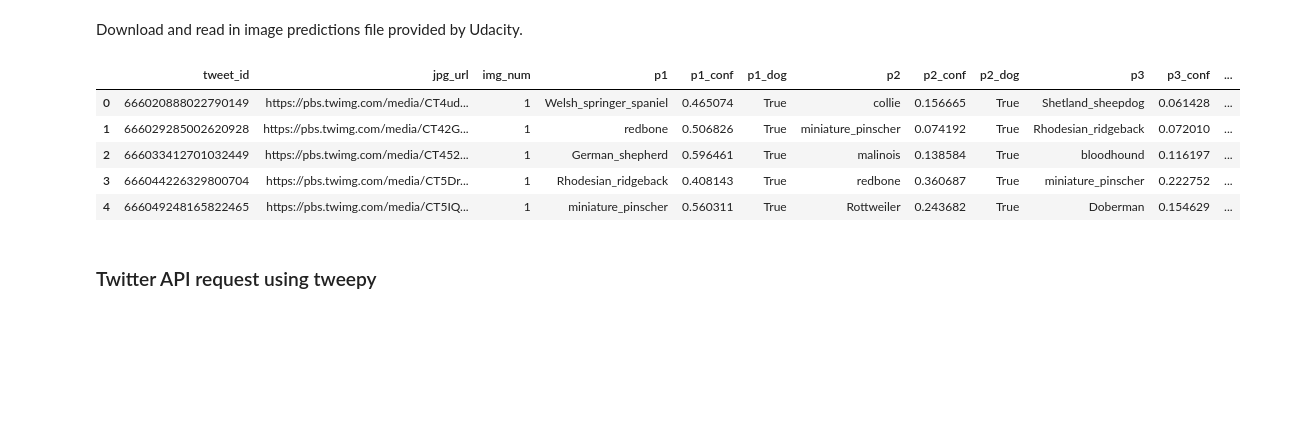
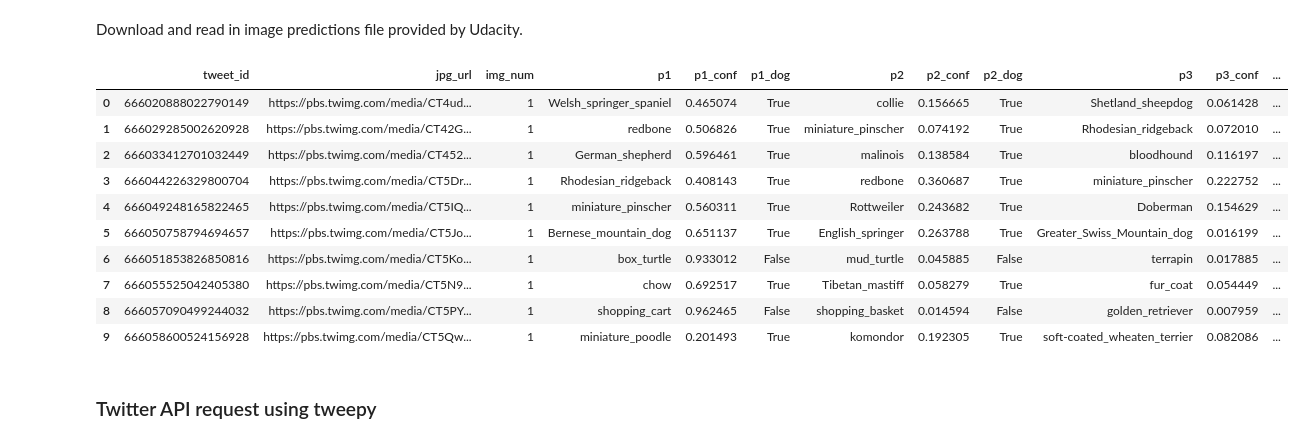
Before and after one commit to floreencia/we-rate-dogs-data-analysis, a Jupyter notebook: wrangle_act.ipynb, the cells around one changed output. Cells and saved outputs as stored; diff of their text form; code cells hidden in the pictures; blank space fills up the shorter version.

```diff
--- a/wrangle_act.ipynb
+++ b/wrangle_act.ipynb
@@ -65,14 +65,19 @@ with open('image-predictions.tsv', 'wb') as file_image_predictions:
 # %%
 # load image predictions into data frame
 image_predictions = pd.read_csv('image-predictions.tsv', sep='\t')
-image_predictions.head()
+image_predictions.head(10)
 # %% [output]
 |  | tweet_id | jpg_url | img_num | p1 | p1_conf | p1_dog | p2 | p2_conf | p2_dog | p3 | p3_conf | ... |
 | 0 | 666020888022790149 | https://pbs.twimg.com/media/CT4ud... | 1 | Welsh_springer_spaniel | 0.465074 | True | collie | 0.156665 | True | Shetland_sheepdog | 0.061428 | ... |
 | 1 | 666029285002620928 | https://pbs.twimg.com/media/CT42G... | 1 | redbone | 0.506826 | True | miniature_pinscher | 0.074192 | True | Rhodesian_ridgeback | 0.072010 | ... |
 | 2 | 666033412701032449 | https://pbs.twimg.com/media/CT452... | 1 | German_shepherd | 0.596461 | True | malinois | 0.138584 | True | bloodhound | 0.116197 | ... |
 | 3 | 666044226329800704 | https://pbs.twimg.com/media/CT5Dr... | 1 | Rhodesian_ridgeback | 0.408143 | True | redbone | 0.360687 | True | miniature_pinscher | 0.222752 | ... |
 | 4 | 666049248165822465 | https://pbs.twimg.com/media/CT5IQ... | 1 | miniature_pinscher | 0.560311 | True | Rottweiler | 0.243682 | True | Doberman | 0.154629 | ... |
+| 5 | 666050758794694657 | https://pbs.twimg.com/media/CT5Jo... | 1 | Bernese_mountain_dog | 0.651137 | True | English_springer | 0.263788 | True | Greater_Swiss_Mountain_dog | 0.016199 | ... |
+| 6 | 666051853826850816 | https://pbs.twimg.com/media/CT5Ko... | 1 | box_turtle | 0.933012 | False | mud_turtle | 0.045885 | False | terrapin | 0.017885 | ... |
+| 7 | 666055525042405380 | https://pbs.twimg.com/media/CT5N9... | 1 | chow | 0.692517 | True | Tibetan_mastiff | 0.058279 | True | fur_coat | 0.054449 | ... |
+| 8 | 666057090499244032 | https://pbs.twimg.com/media/CT5PY... | 1 | shopping_cart | 0.962465 | False | shopping_basket | 0.014594 | False | golden_retriever | 0.007959 | ... |
+| 9 | 666058600524156928 | https://pbs.twimg.com/media/CT5Qw... | 1 | miniature_poodle | 0.201493 | True | komondor | 0.192305 | True | soft-coated_wheaten_terrier | 0.082086 | ... |
 # %% [markdown]
 ### Twitter API request using tweepy
 # %%
```
Also changed, not shown: parts of 23 cells of this notebook.
